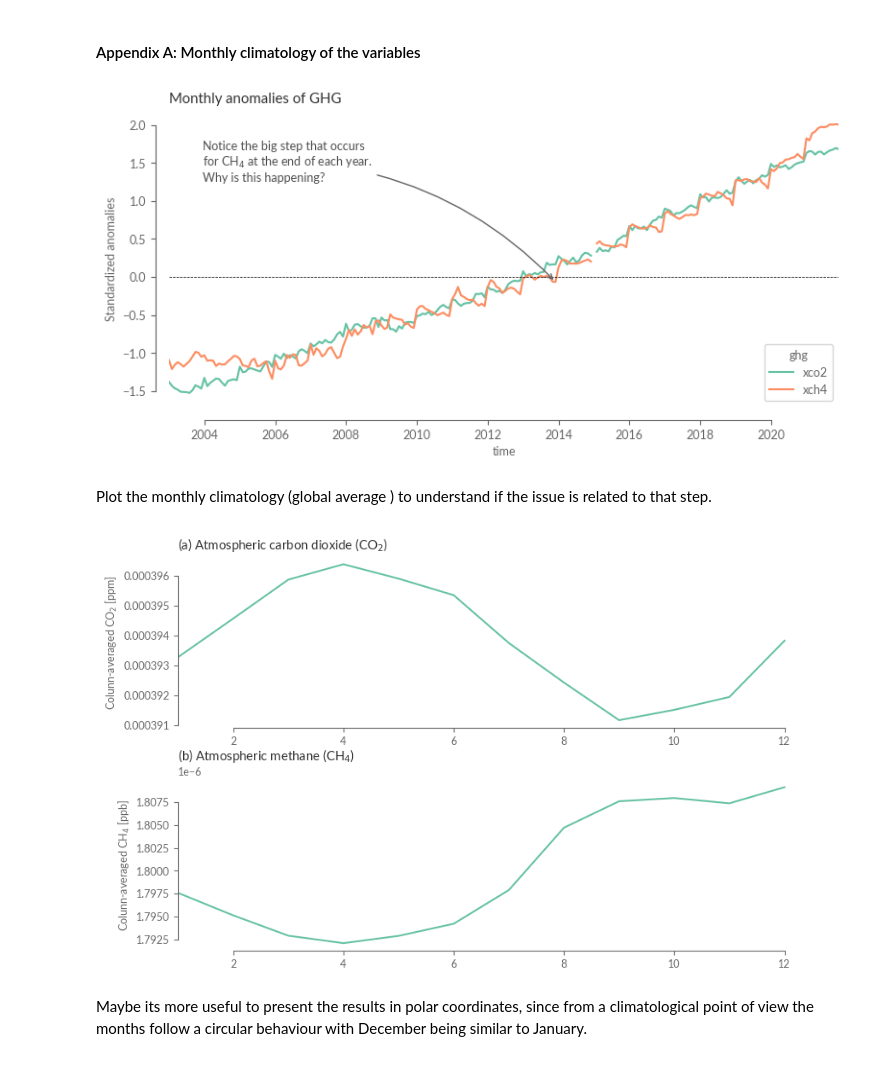
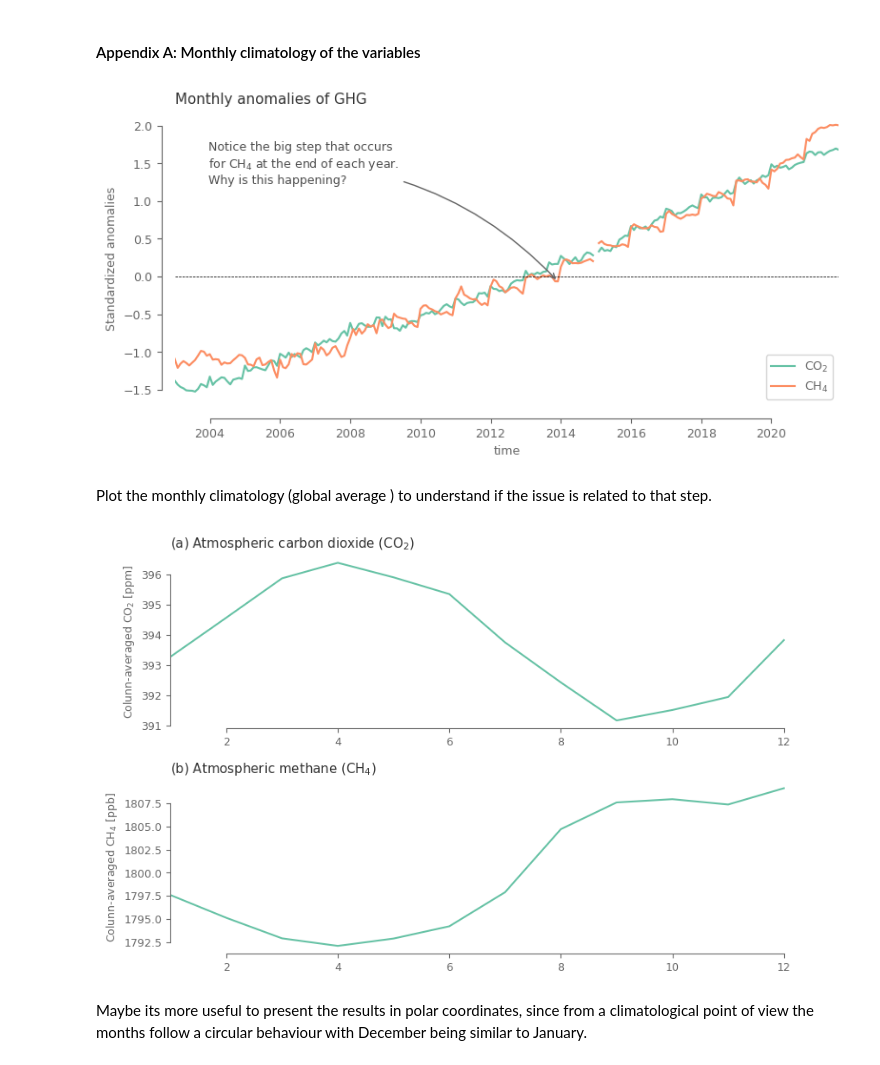
Before and after one commit to ECMWFCode4Earth/sketchbook-earth, a Jupyter notebook: tutorials/01_greenhouse_gases/01_greenhouse_gases.ipynb, the cells around one changed output. Saved outputs shown, nothing was run; the diff lists cells and outputs as text; code cells hidden in the pictures.

```diff
--- a/tutorials/01_greenhouse_gases/01_greenhouse_gases.ipynb
+++ b/tutorials/01_greenhouse_gases/01_greenhouse_gases.ipynb
@@ -794,6 +812,7 @@ anomalies = area_weighted_spatial_average(anomalies.sel(lat=slice(-60, 60)))
 # %%
 fig, ax = plt.subplots(1, 1, figsize=(9, 4))
-anomalies.plot.line(x='time', ax=ax)
+anomalies.plot.line(x='time', ax=ax, label=[aux_var[i]['shortname'] for i in spatial_aver_norm.ghg.values])
+ax.legend()
 ax.axhline(0, color='k', ls='--', lw=0.5)
 ax.set_xlim(anomalies.time.values[0], anomalies.time.values[-1])
 sns.move_legend(ax, loc='lower right')
@@ -814,7 +833,7 @@ ax.annotate(
 
 plt.show()
 # %% [output]
-[figure, old version]
+[figure, new version]
 # %% [markdown]
 Plot the monthly climatology (global average ) to understand if the issue is related to that step.
 # %%
@@ -822,21 +841,20 @@ clim_spatial = climatology_mean.sel(lat=slice(-60, 60)).weighted(np.cos(np.deg2r
 # %%
 fig, ax = plt.subplots(2, 1, figsize=(10, 6))
 
 for i, j in enumerate(clim_spatial.ghg.values):
 
-    ax[i].plot(clim_spatial.month.values, clim_spatial.sel(ghg=j).values)
-    matplotx.line_labels(ax=ax[i]) # add legend as colored text next to the right end of the relevant line
+    ax[i].plot(clim_spatial.month.values, clim_spatial.sel(ghg=j).values*aux_var[j]['unit_factor'])
 
     ax[i].set_xlim(1, 13)
 
     ax[i].set_title(f'({ABC[i]}) '+ aux_var[j]['name'] + ' (' + aux_var[j]['shortname'] + ')')
     ax[i].set_ylabel('Colunn-averaged '+ aux_var[j]['shortname']  + ' [' + aux_var[j]['units'] + ']')
 
     sns.despine(ax=ax[i], trim=True) # trimming the y and x axis to be visible only from the fist till the last tick
 
-plt.subplots_adjust(hspace=.3)
+fig.subplots_adjust(hspace=.3)
 # %% [output]
-[figure, old version]
+[figure, new version]
 # %% [markdown]
 Maybe its more useful to present the results in polar coordinates, since from a climatological point of view the months follow a circular behaviour with December being similar to January.
 # %%
```
Also changed, not shown: parts of 53 cells of this notebook.
